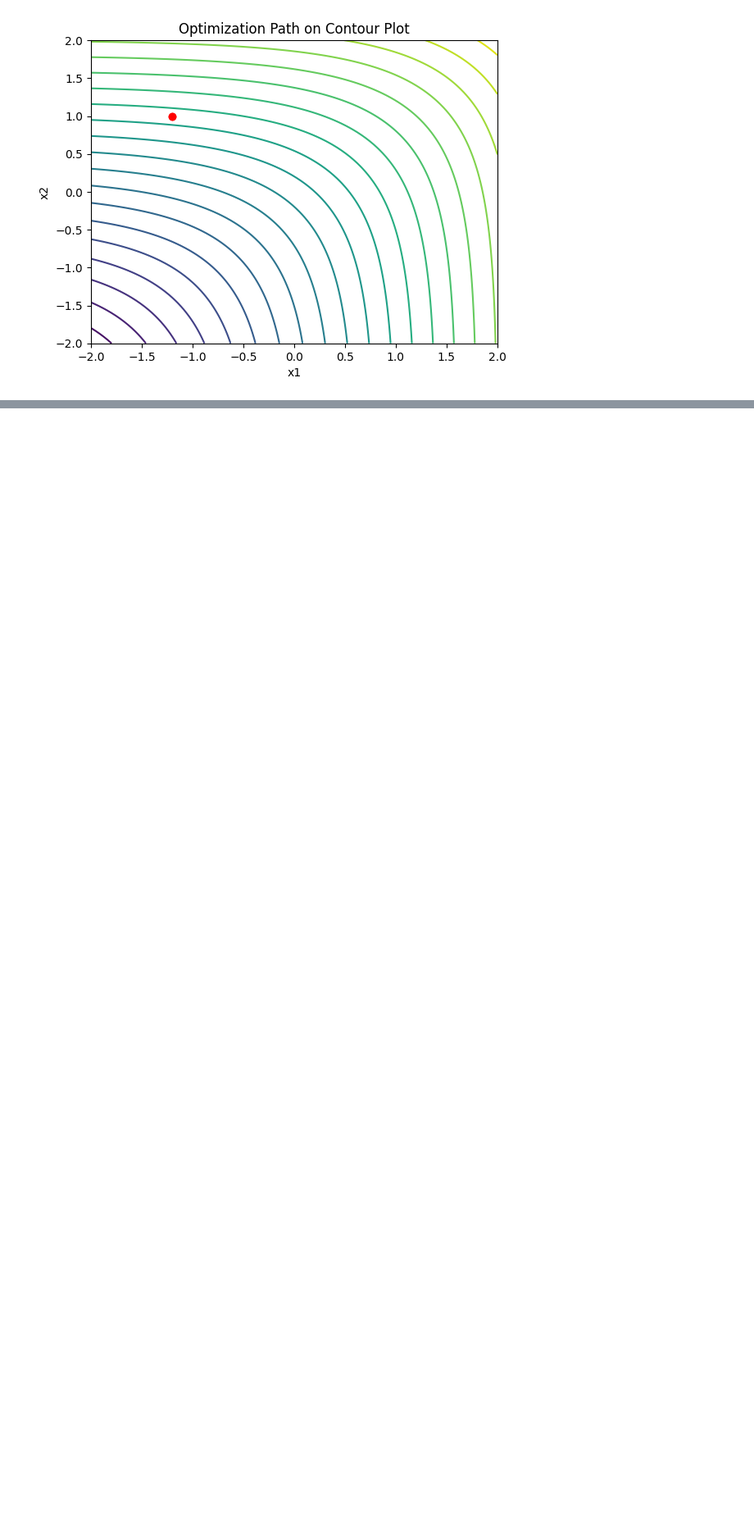
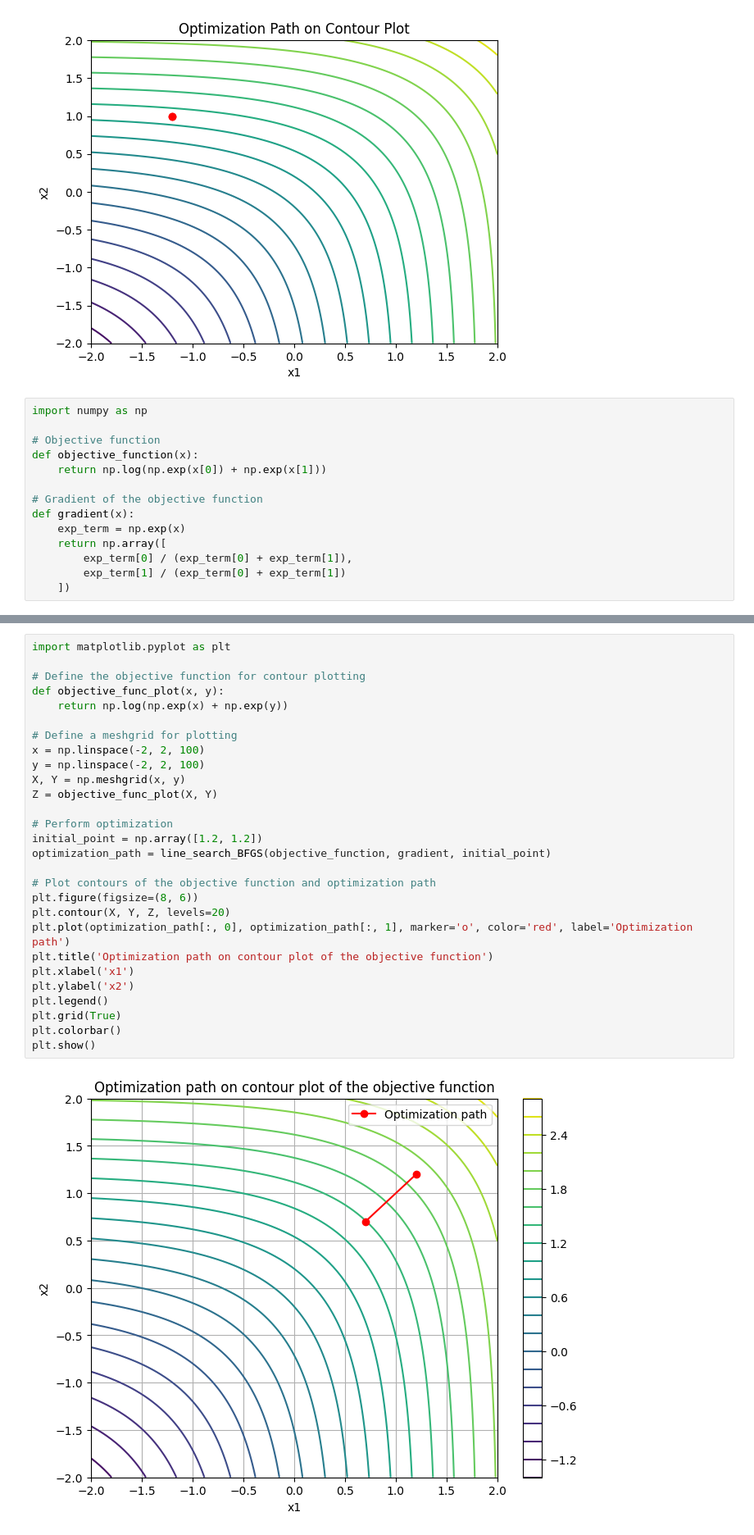
Before and after one commit to meidix/optimization-hw2, a Jupyter notebook: impl.ipynb, the cells around one changed output, grey strips where cells are left out. Shown at 82% size. Drawn from its saved outputs; the diff is of its cells as text; blank space fills up the shorter version.

```diff
--- a/impl.ipynb
+++ b/impl.ipynb
@@ -379,3 +379,17 @@ plt.title('Optimization Path on Contour Plot')
 plt.show()
 # %% [output]
 [figure]
+# %%
+import numpy as np
+
+# Objective function
+def objective_function(x):
+    return np.log(np.exp(x[0]) + np.exp(x[1]))
+
+# Gradient of the objective function
+def gradient(x):
+    exp_term = np.exp(x)
+    return np.array([
+        exp_term[0] / (exp_term[0] + exp_term[1]),
+        exp_term[1] / (exp_term[0] + exp_term[1])
+    ])
@@ -381,0 +428,30 @@ plt.show()
+# %%
+import matplotlib.pyplot as plt
+
+# Define the objective function for contour plotting
+def objective_func_plot(x, y):
+    return np.log(np.exp(x) + np.exp(y))
+
+# Define a meshgrid for plotting
+x = np.linspace(-2, 2, 100)
+y = np.linspace(-2, 2, 100)
+X, Y = np.meshgrid(x, y)
+Z = objective_func_plot(X, Y)
+
+# Perform optimization
+initial_point = np.array([1.2, 1.2])
+optimization_path = line_search_BFGS(objective_function, gradient, initial_point)
+
+# Plot contours of the objective function and optimization path
+plt.figure(figsize=(8, 6))
+plt.contour(X, Y, Z, levels=20)
+plt.plot(optimization_path[:, 0], optimization_path[:, 1], marker='o', color='red', label='Optimization path')
+plt.title('Optimization path on contour plot of the objective function')
+plt.xlabel('x1')
+plt.ylabel('x2')
+plt.legend()
+plt.grid(True)
+plt.colorbar()
+plt.show()
+# %% [output]
+[figure, added]
```
Also changed, not shown: parts of 2 cells of this notebook.
